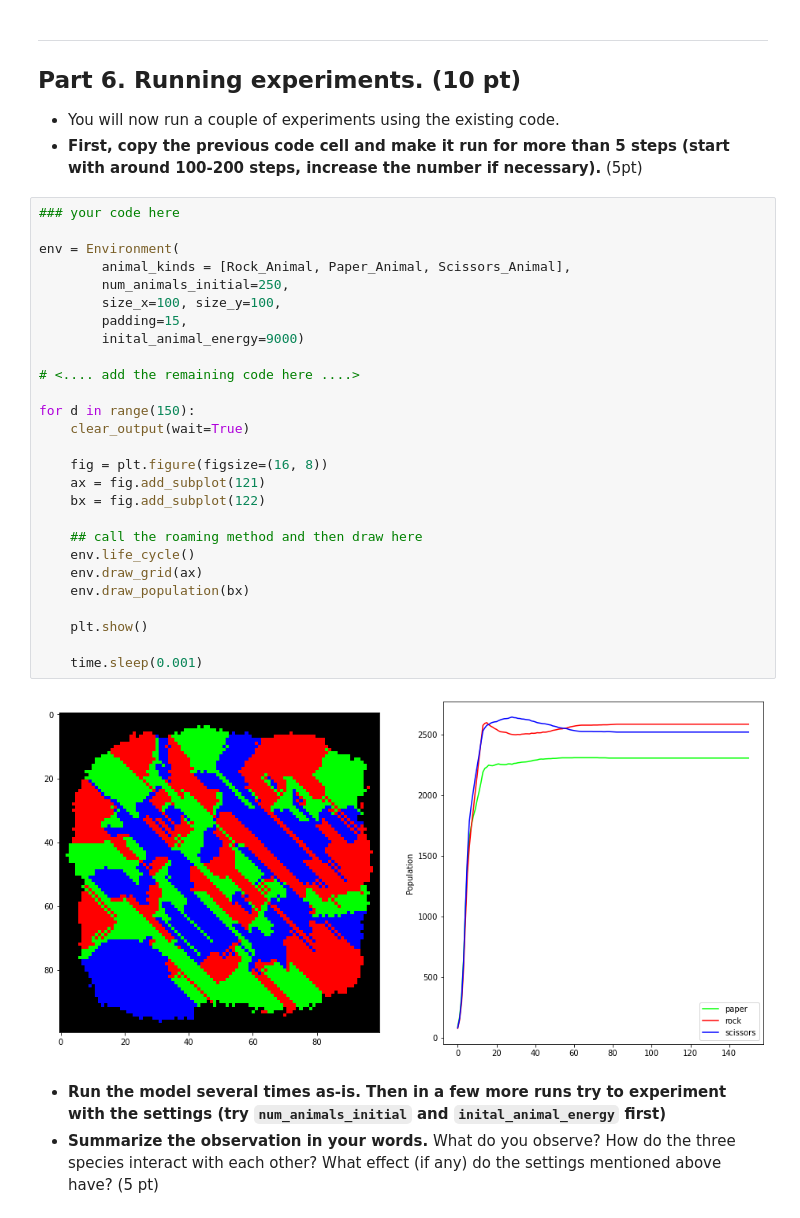
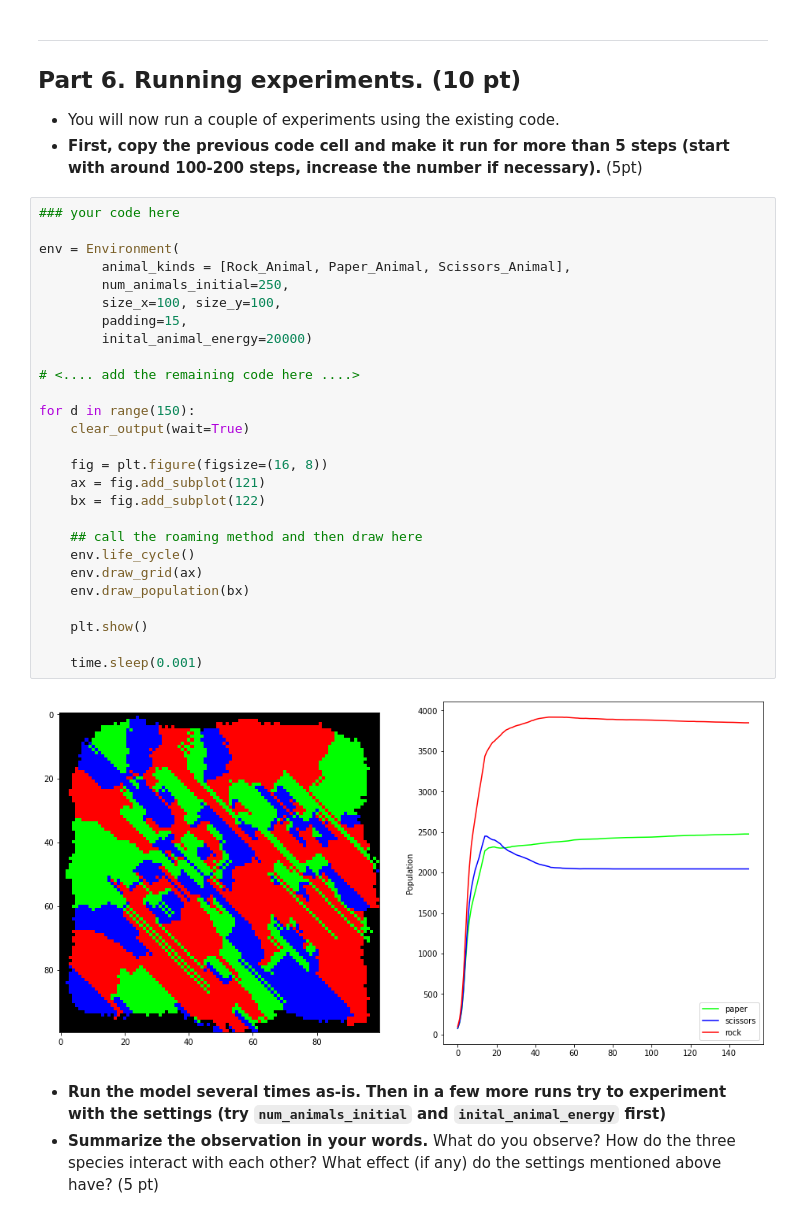
Before and after one commit to zimbot13/cmse202-f21-turnin, a Jupyter notebook: hw-03/HW-03_OOP+ABM-zimbot13.ipynb, the cells around one changed output. Saved outputs shown, nothing was run; the diff lists cells and outputs as text.

```diff
--- a/hw-03/HW-03_OOP+ABM-zimbot13.ipynb
+++ b/hw-03/HW-03_OOP+ABM-zimbot13.ipynb
@@ -836,32 +836,32 @@ Take a moment to save your notebook, commit the changes to your Git repository u
 # %%
 ### your code here
 
 env = Environment(
         animal_kinds = [Rock_Animal, Paper_Animal, Scissors_Animal],
         num_animals_initial=250,
         size_x=100, size_y=100,
         padding=15,
-        inital_animal_energy=9000)
+        inital_animal_energy=20000)
 
 # <.... add the remaining code here ....>
 
 for d in range(150):
     clear_output(wait=True)
 
     fig = plt.figure(figsize=(16, 8))
     ax = fig.add_subplot(121)
     bx = fig.add_subplot(122)
 
     ## call the roaming method and then draw here
     env.life_cycle()
     env.draw_grid(ax)
     env.draw_population(bx)
 
     plt.show()
 
     time.sleep(0.001)
 # %% [output]
-[figure, old version]
+[figure, new version]
 # %% [markdown]
 - **Run the model several times as-is. Then in a few more runs try to experiment with the settings (try `num_animals_initial` and `inital_animal_energy` first)**
 - **Summarize the observation in your words.** What do you observe? How do the three species interact with each other? What effect (if any) do the settings mentioned above have? (5 pt)
```
Also changed, not shown: parts of 11 cells of this notebook.
